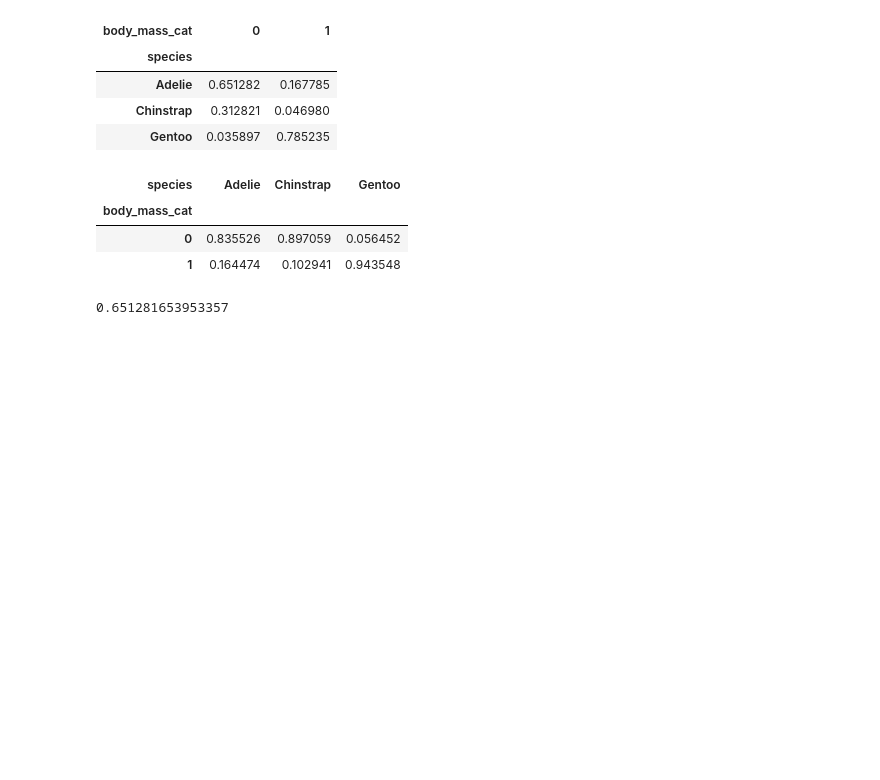
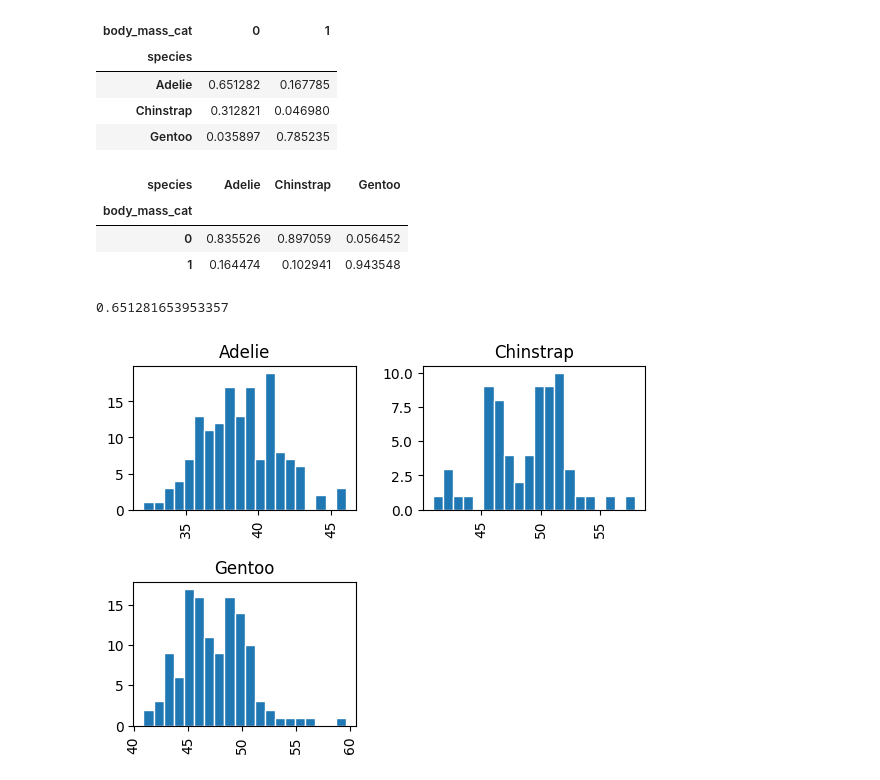
Before and after one commit to mbrudd/csci290, a Jupyter notebook: notebooks/Bayes_penguins.ipynb, the cells around one changed output. Saved outputs shown, nothing was run; the diff lists cells and outputs as text; code cells hidden in the pictures; blank space fills up the shorter version.

```diff
--- a/notebooks/Bayes_penguins.ipynb
+++ b/notebooks/Bayes_penguins.ipynb
@@ -89,3 +90,7 @@ penguins.groupby(["body_mass_cat","species"]).size().unstack() / penguins.groupb
 .44186*.835526 / .56686
 # %% [output]
 0.651281653953357
+# %%
+penguins.hist( "bill_length_mm", by = "species", bins = 20, edgecolor="white");
+# %% [output]
+[figure, added]
```
Also changed, not shown: parts of 13 cells of this notebook.
